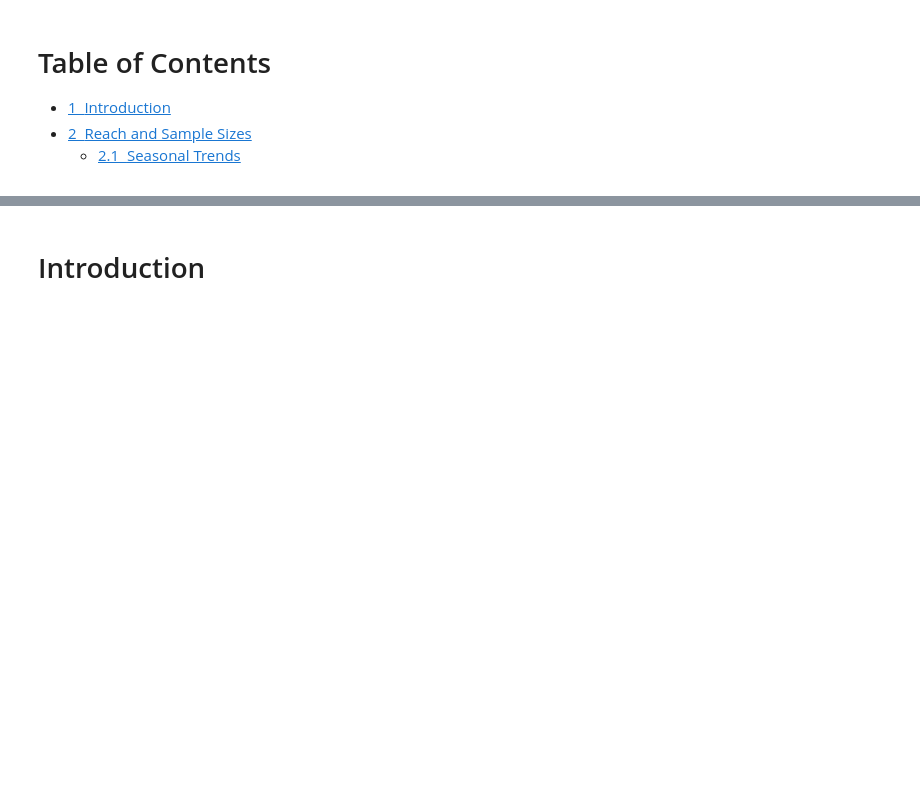
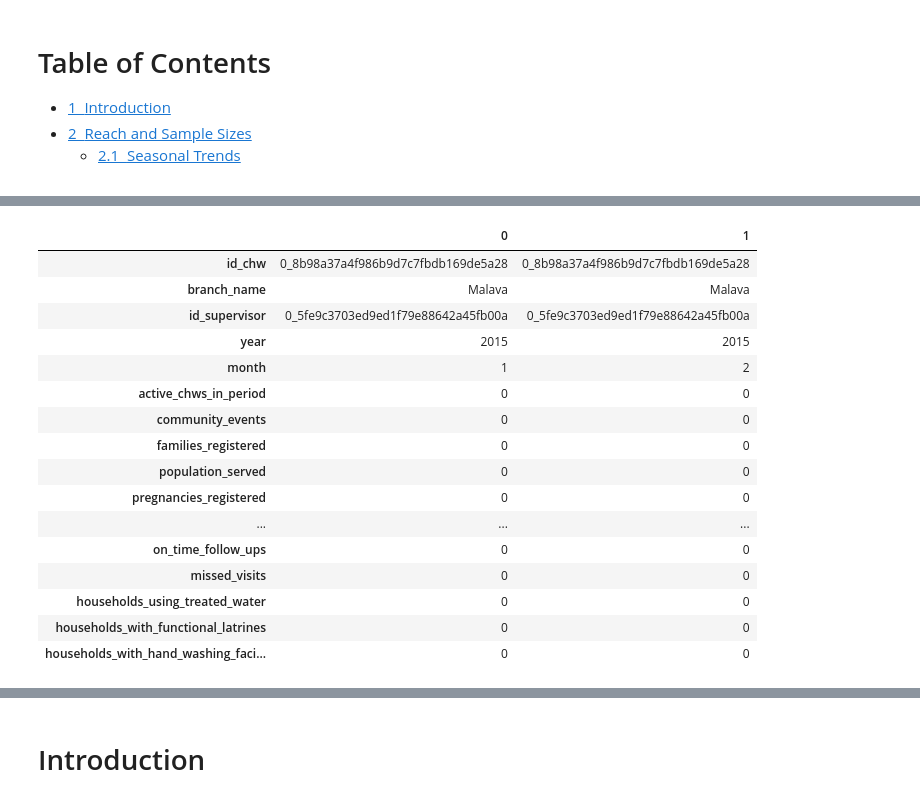
Before and after one commit to bilha-analytics/zReports, a Jupyter notebook: ke_views/ke_2015_Mar_2018.ipynb, the cells around one changed output, grey strips where cells are left out. Drawn from its saved outputs; the diff is of its cells as text; code cells hidden in the pictures; blank space fills up the shorter version.

Commit message:
cleaning up the dataset to get the right structure and variables

```diff
--- a/ke_views/ke_2015_Mar_2018.ipynb
+++ b/ke_views/ke_2015_Mar_2018.ipynb
@@ -77,0 +98,77 @@ dts["malaria_all_ages_pos_mrdt_treated"] = dts["malaria_u5_mrtd_pos_treated"]+dt
+# %%
+dcolz = ["id_chw", "branch_name", "id_supervisor", "year", "month",
+         "active_chws_in_period", "community_events",
+        "families_registered", "population_served",
+
+         "pregnancies_registered", "underage_pregnancies",
+         "edd_no_pnc",
+         "anc_visits",
+         "total_deliveries", "total_deliveries_at_hf",
+         "total_healthy_pnc_visits", "all_first_fu_pnc_visits", "on_time_pnc_visits", "on_time_pnc_visits_48h",
+
+
+         "assess_u1", "assess_u5", "assess_child", "assess_any", "total_assessments",
+         "treatments_u1", "treatments_u5", "total_treat_child",
+
+         "malaria_u1", "malaria_u5", "malaria_child", "malaria_other", "malaria_all_ages",
+         "diarrhea_u1", "diarrhea_u5", "diarrhea_other", "total_diarrhea",
+         "pneumonia_u1", "pneumonia_u5", "total_pneumonia",
+
+         "cough_two_weeks", "fast_breathing_u5", "fever_cases",
+
+         "mrdt_positive", "mrdt_negative", "mrdt_none",
+
+         "gave_amox_u5", "malaria_all_ages_gave_al", "act_6packs_issued",
+         "malaria_u5_mrtd_pos_treated", "malaria_o5_mrtd_pos_treated", "malaria_mrdt_treated_all",
+
+         "required_follow_ups", "on_time_follow_ups", "missed_visits",
+
+         "households_using_treated_water", "households_with_functional_latrines", "households_with_hand_washing_facilities",
+
+        ]
+
+dcol_namez = ["id_chw", "branch_name", "id_supervisor", "year", "month",
+         "active_chws_in_period", "community_events",
+        "families_registered", "population_served",
+
+         "pregnancies_registered", "underage_pregnancies",
+         "edd_no_pnc",
+         "anc_visits",
+         "total_deliveries", "total_deliveries_at_hf",
+         "total_healthy_pnc_visits", "all_first_fu_pnc_visits", "on_time_pnc_visits", "on_time_pnc_visits_48h",
+
+
+         "assess_u1", "assess_u5", "assess_child", "assess_any", "total_assessments",
+         "treatments_u1", "treatments_u5", "total_treat_child",
+
+         "malaria_u1", "malaria_u5", "malaria_child", "malaria_other", "total_malaria",
+         "diarrhea_u1", "diarrhea_u5", "diarrhea_other", "total_diarrhea",
+         "pneumonia_u1", "pneumonia_u5", "total_pneumonia",
+
+         "has_cough_two_weeks", "has_fast_breathing_u5", "has_fever_cases",
+
+         "has_mrdt_positive", "has_mrdt_negative", "has_mrdt_none",
+
+         "gave_amox_u5", "gave_al_all", "gave_act_6packs_all", ""
+         "gave_mrtd_pos_u5", "gave_mrtd_pos_o5", "gave_mrdt_all",
+
+         "required_follow_ups", "on_time_follow_ups", "missed_visits",
+
+         "households_using_treated_water", "households_with_functional_latrines", "households_with_hand_washing_facilities",
+
+        ]
+
+## 3. filter to the variables we want only + rename columns
+db = pd.DataFrame( dts[ dcolz], columns=dcol_namez)
+
+## 4. remove Rollout/Learning Data based on branch_name and HH per CHW
+## drop test/pre-graduate records/chvs - outliers - 20 < x < 250
+#dts.drop( dts[ (dts["families_registered"] < 20) | (dts["families_registered"] >350) ].index, inplace=True)
+
+print( "\n\n1. HQ Test Data")
+pd.pivot_table( db[ db["branch_name"]=="HQ"], index=["branch_name"], values=[ "id_supervisor", "id_chw"], aggfunc=zCountUnique, margins=True)
+#db.drop( db[ (db["families_registered"] < 20) | (dts["families_registered"] >350) ].index, inplace=True)
+
+
+db[:2].T.head(100)
+# %% [output]
@@ -77,0 +180,17 @@ dts["malaria_all_ages_pos_mrdt_treated"] = dts["malaria_u5_mrtd_pos_treated"]+dt
+|  | 0 | 1 |
+| id_chw | 0_8b98a37a4f986b9d7c7fbdb169de5a28 | 0_8b98a37a4f986b9d7c7fbdb169de5a28 |
+| branch_name | Malava | Malava |
+| id_supervisor | 0_5fe9c3703ed9ed1f79e88642a45fb00a | 0_5fe9c3703ed9ed1f79e88642a45fb00a |
+| year | 2015 | 2015 |
+| month | 1 | 2 |
+| active_chws_in_period | 0 | 0 |
+| community_events | 0 | 0 |
+| families_registered | 0 | 0 |
+| population_served | 0 | 0 |
+| pregnancies_registered | 0 | 0 |
+| ... | ... | ... |
+| on_time_follow_ups | 0 | 0 |
+| missed_visits | 0 | 0 |
+| households_using_treated_water | 0 | 0 |
+| households_with_functional_latrines | 0 | 0 |
+| households_with_hand_washing_faci... | 0 | 0 |
```
Also changed, not shown: parts of 12 cells of this notebook, 4 other files.
